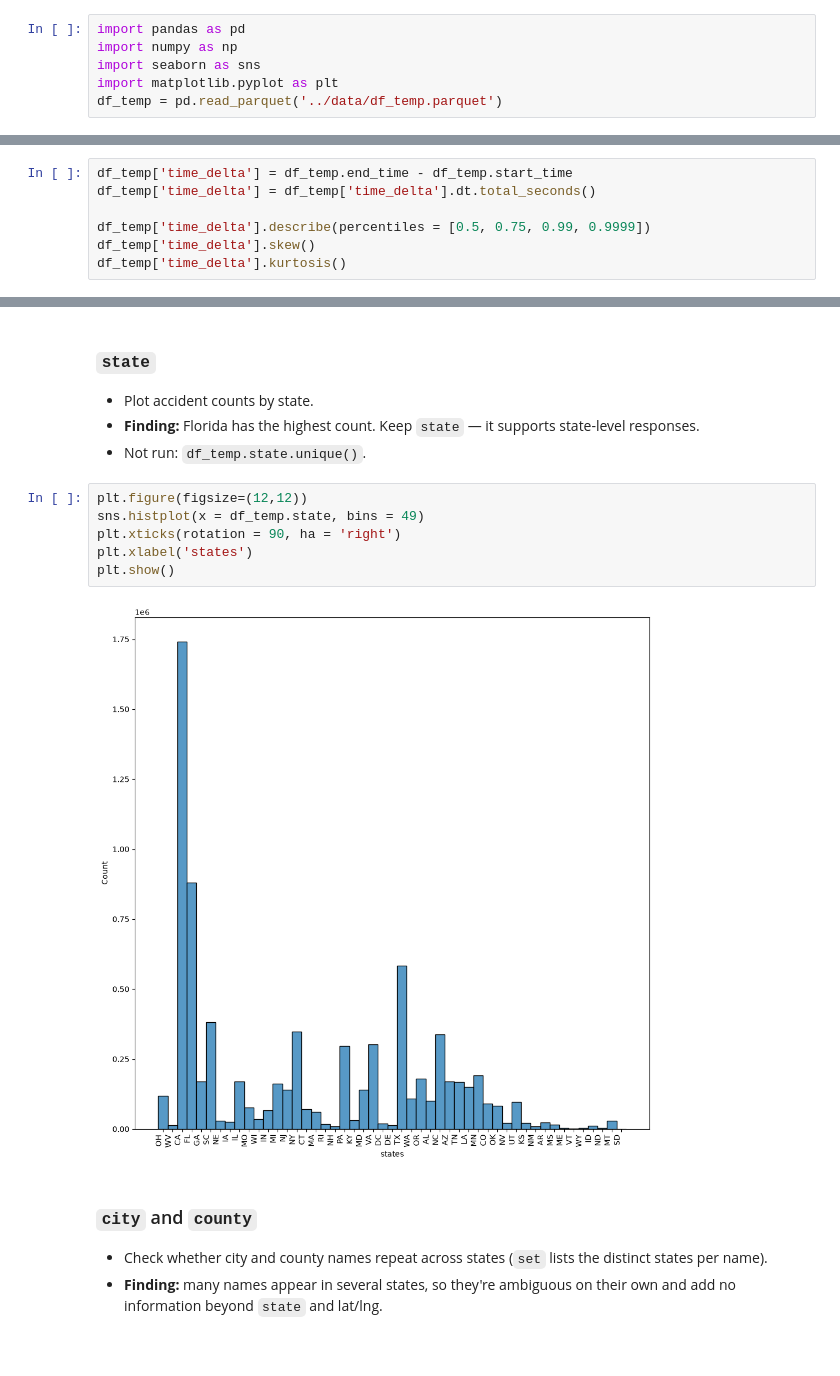
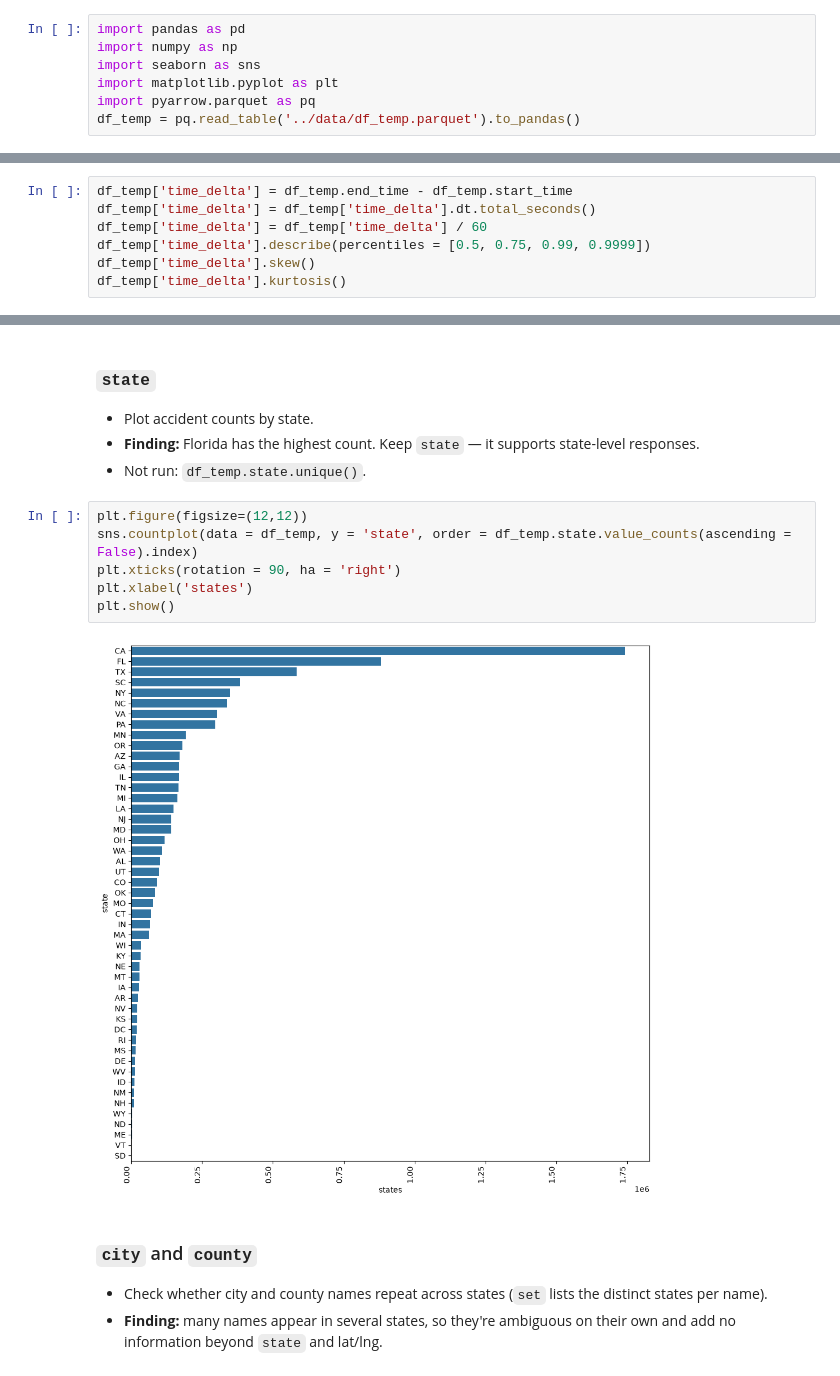
Before and after one commit to jag5m33/py_acc, a Jupyter notebook: pypharm_eda/notebooks/eda.ipynb, the cells around one changed output, grey strips where cells are left out. Saved outputs shown, nothing was run; the diff lists cells and outputs as text.

```diff
--- a/pypharm_eda/notebooks/eda.ipynb
+++ b/pypharm_eda/notebooks/eda.ipynb
@@ -565,7 +579,8 @@ import pandas as pd
 import numpy as np
 import seaborn as sns
 import matplotlib.pyplot as plt
-df_temp = pd.read_parquet('../data/df_temp.parquet')
+import pyarrow.parquet as pq
+df_temp = pq.read_table('../data/df_temp.parquet').to_pandas()
 # %% [markdown]
 ## 4. Weather condition
 
@@ -748,7 +749,7 @@ df_temp['weather_timestamp'] = pd.to_datetime(df_temp['weather_timestamp'], form
 # %%
 df_temp['time_delta'] = df_temp.end_time - df_temp.start_time
 df_temp['time_delta'] = df_temp['time_delta'].dt.total_seconds()
-
+df_temp['time_delta'] = df_temp['time_delta'] / 60
 df_temp['time_delta'].describe(percentiles = [0.5, 0.75, 0.99, 0.9999])
 df_temp['time_delta'].skew()
 df_temp['time_delta'].kurtosis()
@@ -797,12 +803,12 @@ dtype: float64
 - Not run: `df_temp.state.unique()`.
 # %%
 plt.figure(figsize=(12,12))
-sns.histplot(x = df_temp.state, bins = 49)
+sns.countplot(data = df_temp, y = 'state', order = df_temp.state.value_counts(ascending = False).index)
 plt.xticks(rotation = 90, ha = 'right')
 plt.xlabel('states')
 plt.show()
 # %% [output]
-[figure, old version]
+[figure, new version]
 # %% [markdown]
 ### `city` and `county`
 
```
Also changed, not shown: parts of 110 cells of this notebook, 2 other files.
